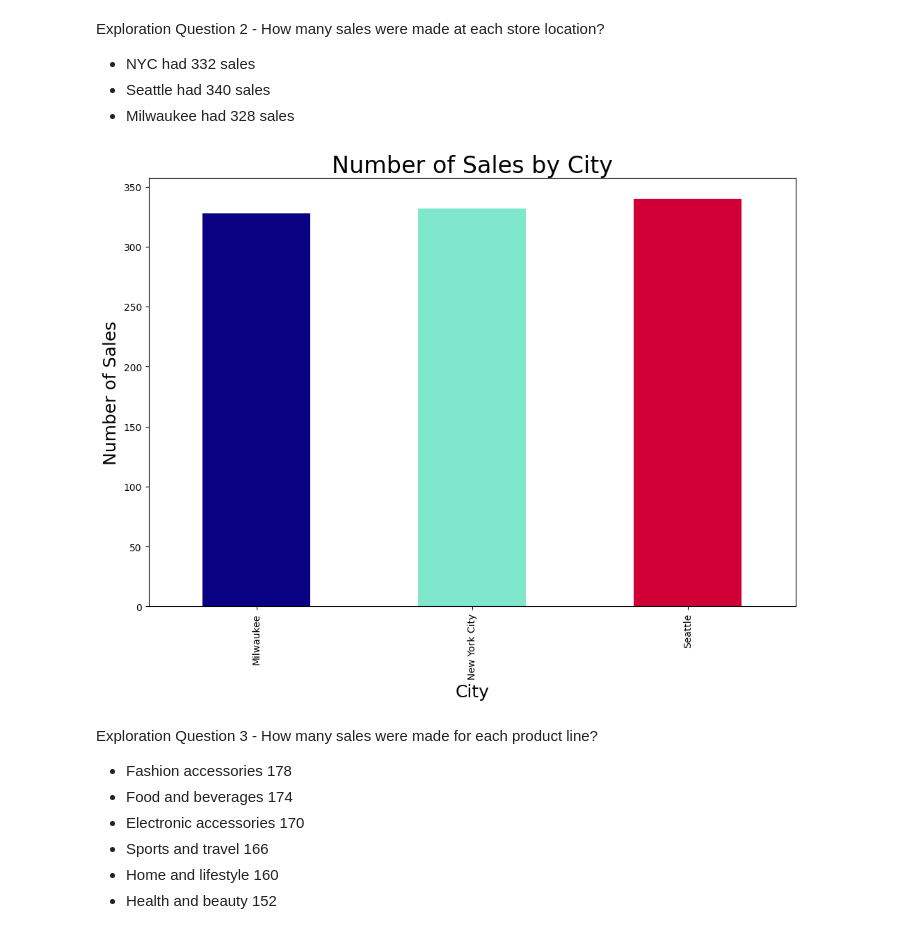
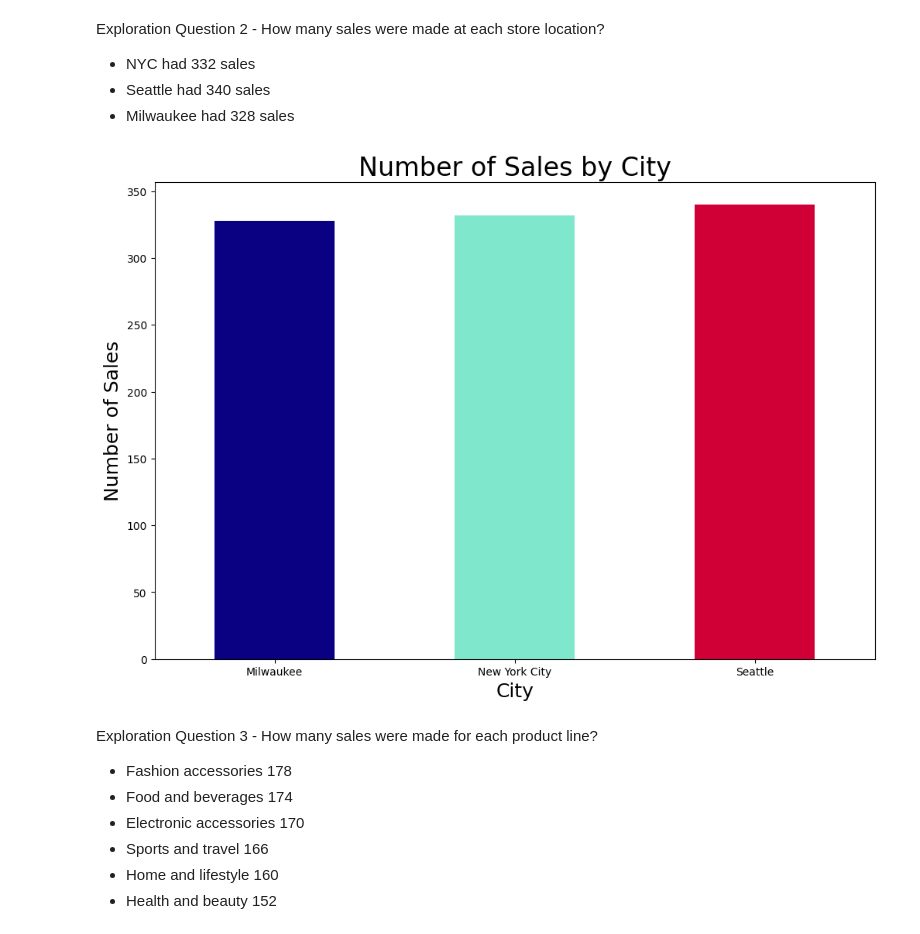
Before and after one commit to ambsthebear/Bear-Exploratory-Data-Analysis, a Jupyter notebook: sales_data_exploration.ipynb, the cells around one changed output. Cells and saved outputs as stored; diff of their text form; code cells hidden in the pictures.

```diff
--- a/sales_data_exploration.ipynb
+++ b/sales_data_exploration.ipynb
@@ -146,11 +147,12 @@ MKE_sales = joined_sales_df[joined_sales_df["City"] == "Milwaukee"]
 # %%
 #viz2- How many sales were made at each store location?
 joined_sales_df.groupby(joined_sales_df["City"]).size().plot.bar(figsize= (12,8), color= ["#0A0082", "#7fe7cc", "#d00037"])
 plt.title("Number of Sales by City", fontsize=24)
 plt.xlabel("City", fontsize=18)
-plt.ylabel ("Number of Sales", fontsize=18);
+plt.ylabel ("Number of Sales", fontsize=18)
+plt.xticks(rotation="horizontal");
 # %% [output]
-[figure, old version]
+[figure, new version]
 # %% [markdown]
 Exploration Question 3 - How many sales were made for each product line?
 - Fashion accessories       178
```
Also changed, not shown: parts of 8 cells of this notebook.
